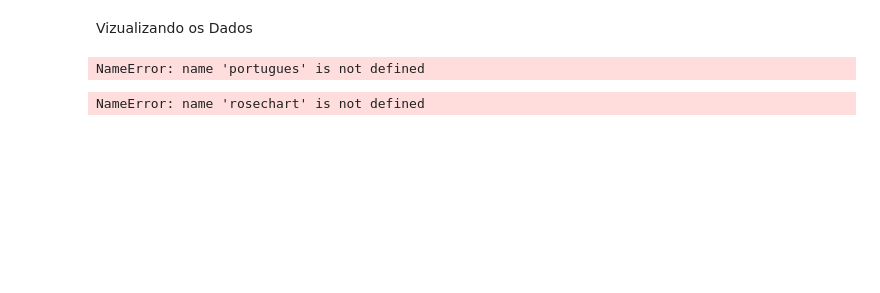
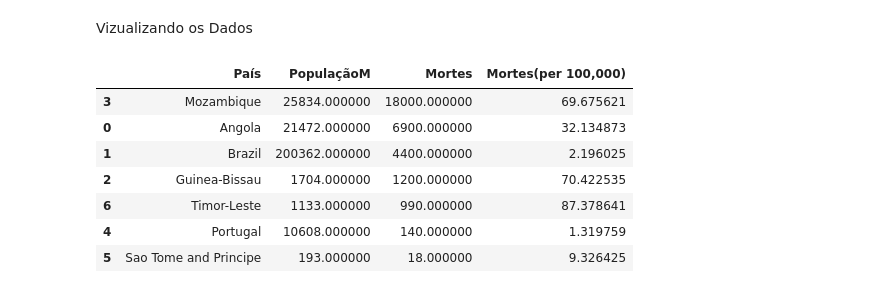
Before and after one commit to rachelresende/Desafio_Tuberculose, a Jupyter notebook: Desafio_Tuberculose.ipynb, the cells around one changed output. Cells and saved outputs as stored; diff of their text form; code cells hidden in the pictures; blank space fills up the shorter version.

```diff
--- a/Desafio_Tuberculose.ipynb
+++ b/Desafio_Tuberculose.ipynb
@@ -156,37 +144,14 @@ portugues.round()
 # %% [markdown]
 Vizualizando os Dados
-# %%
-## Plotando
-c = portugues["País"].values.tolist()
-d = portugues["Mortes(per 100,000)"].values.tolist()
-
-#Definindo a paleta de cores grafico sugiro buscar no adobecolor caso nao goste dessas
-color_series = ["#802200","#B33000","#FF4500","#FAA327","#9ECB3C",
- "#6DBC49","#37B44E","#14ADCF","#209AC9","#1E91CA",
- "#2C6BA0","#2B55A1","#2D3D8E","#44388E","#6A368B",
- "#D02C2A","#D44C2D","#F57A34","#FA8F2F","#D99D21"]
-
-#Definindo o tamanho
-rosechart = Pie(init_opts=opts.InitOpts(width='750px', height='750px'))
-
-#setando as cores
-rosechart.set_colors(color_series)
-
-# Inserindo os dados no grafico da Rose
-rosechart.add("", [list(z) for z in zip(c, d)],
-        radius=["20%", "95%"],  # 20% inside radius，95% ourside radius
-        center=["30%", "60%"],   # center of the chart
-        rosetype="area")
-
-# Setando configuracoes globais
-rosechart.set_global_opts(title_opts=opts.TitleOpts(title="Analise Historia da Tuberculose",subtitle="Ano 2013"),
-                     legend_opts=opts.LegendOpts(is_show=False),
-                     toolbox_opts=opts.ToolboxOpts())
-# set the series options
-rosechart.set_series_opts(label_opts=opts.LabelOpts(is_show=True, position="inside", font_size=12,formatter="{b}:{c}%", font_style="italic",font_weight="bold", font_family="Century"),)
-# %% [output]
-NameError: name 'portugues' is not defined
-# %%
-rosechart.render_notebook()
-# %% [output]
-NameError: name 'rosechart' is not defined
+# %%
+pd.set_option('display.precision', 2, silent = True)
+portugues.style.background_gradient(axis=0, gmap=portugues['Mortes'], cmap='YlOrRd')
+# %% [output]
+|  | País | PopulaçãoM | Mortes | Mortes(per 100,000) |
+| 3 | Mozambique | 25834.000000 | 18000.000000 | 69.675621 |
+| 0 | Angola | 21472.000000 | 6900.000000 | 32.134873 |
+| 1 | Brazil | 200362.000000 | 4400.000000 | 2.196025 |
+| 2 | Guinea-Bissau | 1704.000000 | 1200.000000 | 70.422535 |
+| 6 | Timor-Leste | 1133.000000 | 990.000000 | 87.378641 |
+| 4 | Portugal | 10608.000000 | 140.000000 | 1.319759 |
+| 5 | Sao Tome and Principe | 193.000000 | 18.000000 | 9.326425 |
```
Also changed, not shown: parts of 20 cells of this notebook.
